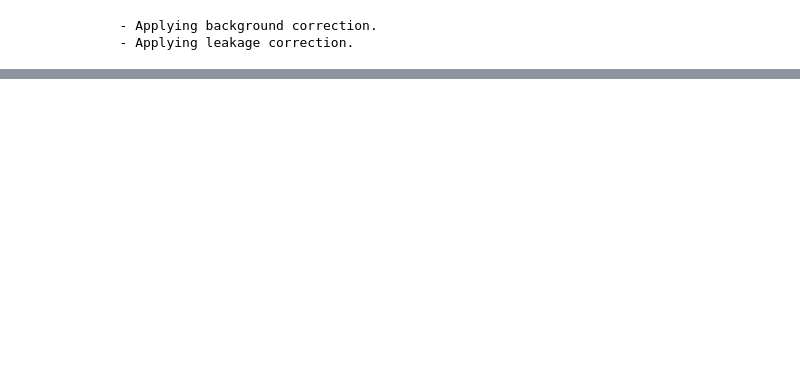
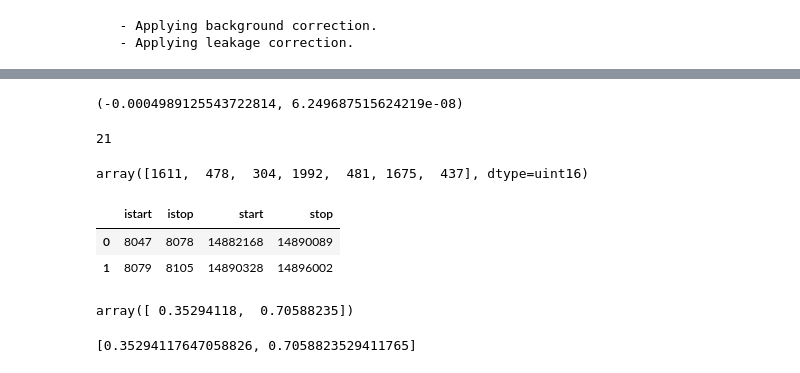
Before and after one commit to liu-kan/smFRETLikelihood, a Jupyter notebook: jupyter/alex.ipynb, the cells around one changed output, grey strips where cells are left out. Cells and saved outputs as stored; diff of their text form; code cells hidden in the pictures; blank space fills up the shorter version.

```diff
--- a/jupyter/alex.ipynb
+++ b/jupyter/alex.ipynb
@@ -107,0 +177,36 @@ dplot(d_fret_mix, hist_fret, show_kde=True)
+# %%
+(869175247-869183230)*ds.clk_p,ds.clk_p
+# %% [output]
+(-0.0004989125543722814, 6.249687515624219e-08)
+# %%
+439824-439803
+# %% [output]
+21
+# %%
+nanotimes[2:9]
+# %% [output]
+array([1611,  478,  304, 1992,  481, 1675,  437], dtype=uint16)
+# %%
+bursts = sub_bursts_list[0]
+bursts
+# %% [output]
+|  | istart | istop | start | stop |
+| 0 | 8047 | 8078 | 14882168 | 14890089 |
+| 1 | 8079 | 8105 | 14890328 | 14896002 |
+# %%
+mask_dd = d.get_ph_mask(ph_sel=Ph_sel(Dex='Dem'))   # donor excitation, donor emission
+mask_ad = d.get_ph_mask(ph_sel=Ph_sel(Dex='Aem'))   # donor excitation, acceptor emission
+mask_aa = d.get_ph_mask(ph_sel=Ph_sel(Aex='Aem'))   # acceptor excitation, acceptor emission
+from fretbursts.phtools.burstsearch import count_ph_in_bursts
+
+
+counts_dd = count_ph_in_bursts(bursts, mask_dd)
+counts_ad = count_ph_in_bursts(bursts, mask_ad)
+counts_aa = count_ph_in_bursts(bursts, mask_aa)
+counts_ad / (counts_dd + counts_ad)
+# %% [output]
+array([ 0.35294118,  0.70588235])
+# %%
+(counts_ad / (counts_dd + counts_ad)).tolist()
+# %% [output]
+[0.35294117647058826, 0.7058823529411765]
```
Also changed, not shown: parts of 18 cells of this notebook, 6 other files.
